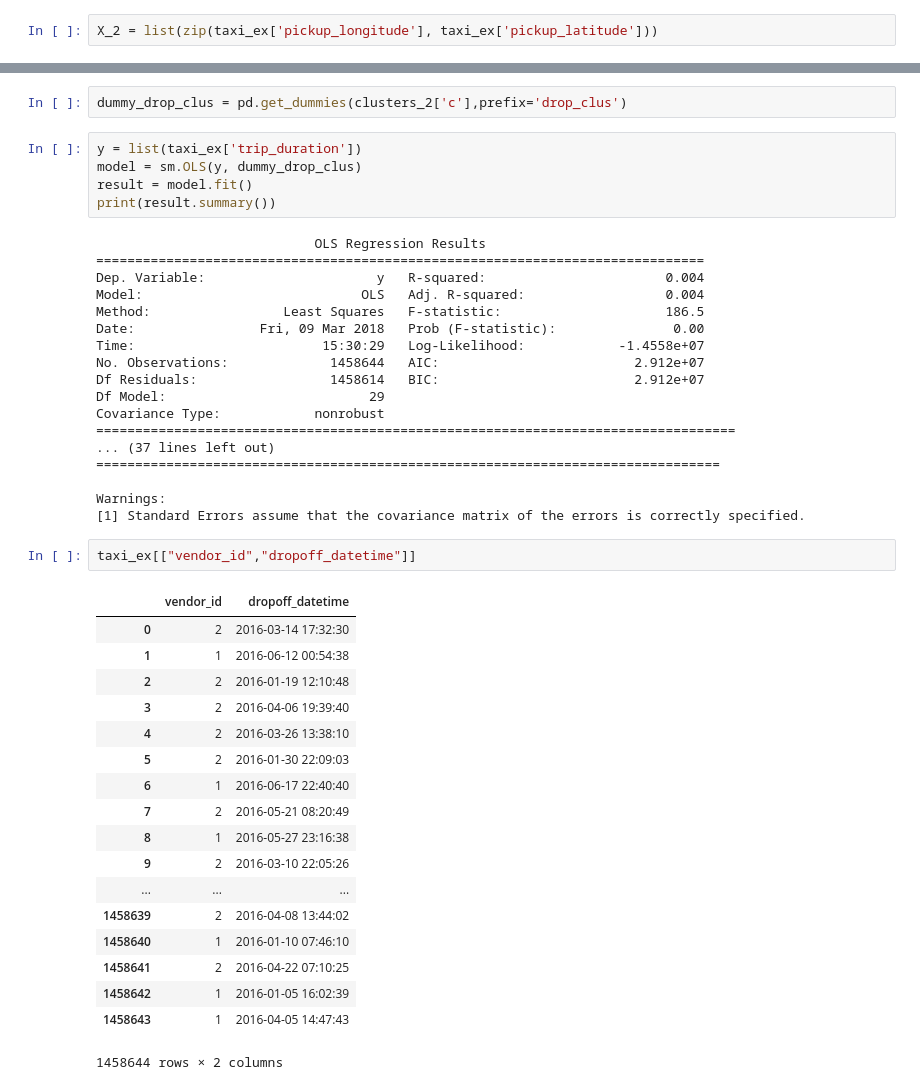
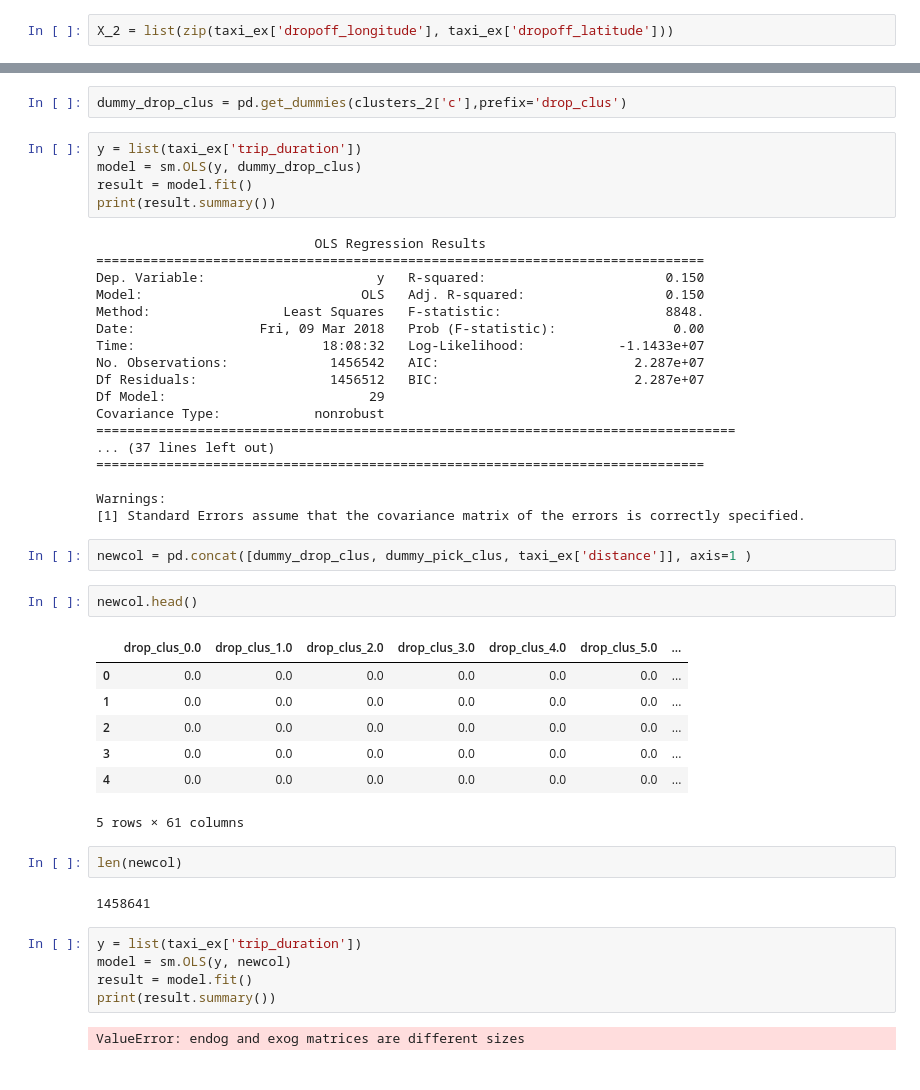
Before and after one commit to fairyofstats/taxi, a Jupyter notebook: kaggle_taxi_jisu-OLS.ipynb, the cells around one changed output, grey strips where cells are left out. Drawn from its saved outputs; the diff is of its cells as text.

```diff
--- a/kaggle_taxi_jisu-OLS.ipynb
+++ b/kaggle_taxi_jisu-OLS.ipynb
@@ -417,7 +460,7 @@ Warnings:
 # %% [markdown]
 > dropoff cluster
 # %%
-X_2 = list(zip(taxi_ex['pickup_longitude'], taxi_ex['pickup_latitude']))
+X_2 = list(zip(taxi_ex['dropoff_longitude'], taxi_ex['dropoff_latitude']))
 # %%
 from sklearn.cluster import KMeans
 model = KMeans(n_clusters=30, init="random", n_init=1, max_iter=1, random_state=1).fit(X_2)
@@ -435,39 +478,41 @@ print(result.summary())
 # %% [output]
                             OLS Regression Results
 ==============================================================================
-Dep. Variable:                      y   R-squared:                       0.004
-Model:                            OLS   Adj. R-squared:                  0.004
-Method:                 Least Squares   F-statistic:                     186.5
+Dep. Variable:                      y   R-squared:                       0.150
+Model:                            OLS   Adj. R-squared:                  0.150
+Method:                 Least Squares   F-statistic:                     8848.
 Date:                Fri, 09 Mar 2018   Prob (F-statistic):               0.00
-Time:                        15:30:29   Log-Likelihood:            -1.4558e+07
-No. Observations:             1458644   AIC:                         2.912e+07
-Df Residuals:                 1458614   BIC:                         2.912e+07
+Time:                        18:08:32   Log-Likelihood:            -1.1433e+07
+No. Observations:             1456542   AIC:                         2.287e+07
+Df Residuals:                 1456512   BIC:                         2.287e+07
 Df Model:                          29
 Covariance Type:            nonrobust
 ==================================================================================
 ... (37 lines left out)
-================================================================================
+==============================================================================
 
 Warnings:
 [1] Standard Errors assume that the covariance matrix of the errors is correctly specified.
-# %%
-taxi_ex[["vendor_id","dropoff_datetime"]]
-# %% [output]
-|  | vendor_id | dropoff_datetime |
-| 0 | 2 | 2016-03-14 17:32:30 |
-| 1 | 1 | 2016-06-12 00:54:38 |
-| 2 | 2 | 2016-01-19 12:10:48 |
-| 3 | 2 | 2016-04-06 19:39:40 |
-| 4 | 2 | 2016-03-26 13:38:10 |
-| 5 | 2 | 2016-01-30 22:09:03 |
-| 6 | 1 | 2016-06-17 22:40:40 |
-| 7 | 2 | 2016-05-21 08:20:49 |
-| 8 | 1 | 2016-05-27 23:16:38 |
-| 9 | 2 | 2016-03-10 22:05:26 |
-| ... | ... | ... |
-| 1458639 | 2 | 2016-04-08 13:44:02 |
-| 1458640 | 1 | 2016-01-10 07:46:10 |
-| 1458641 | 2 | 2016-04-22 07:10:25 |
-| 1458642 | 1 | 2016-01-05 16:02:39 |
-| 1458643 | 1 | 2016-04-05 14:47:43 |
-1458644 rows × 2 columns
+# %%
+newcol = pd.concat([dummy_drop_clus, dummy_pick_clus, taxi_ex['distance']], axis=1 )
+# %%
+newcol.head()
+# %% [output]
+|  | drop_clus_0.0 | drop_clus_1.0 | drop_clus_2.0 | drop_clus_3.0 | drop_clus_4.0 | drop_clus_5.0 | ... |
+| 0 | 0.0 | 0.0 | 0.0 | 0.0 | 0.0 | 0.0 | ... |
+| 1 | 0.0 | 0.0 | 0.0 | 0.0 | 0.0 | 0.0 | ... |
+| 2 | 0.0 | 0.0 | 0.0 | 0.0 | 0.0 | 0.0 | ... |
+| 3 | 0.0 | 0.0 | 0.0 | 0.0 | 0.0 | 0.0 | ... |
+| 4 | 0.0 | 0.0 | 0.0 | 0.0 | 0.0 | 0.0 | ... |
+5 rows × 61 columns
+# %%
+len(newcol)
+# %% [output]
+1458641
+# %%
+y = list(taxi_ex['trip_duration'])
+model = sm.OLS(y, newcol)
+result = model.fit()
+print(result.summary())
+# %% [output]
+ValueError: endog and exog matrices are different sizes
```
Also changed, not shown: parts of 10 cells of this notebook, 2 other files.
